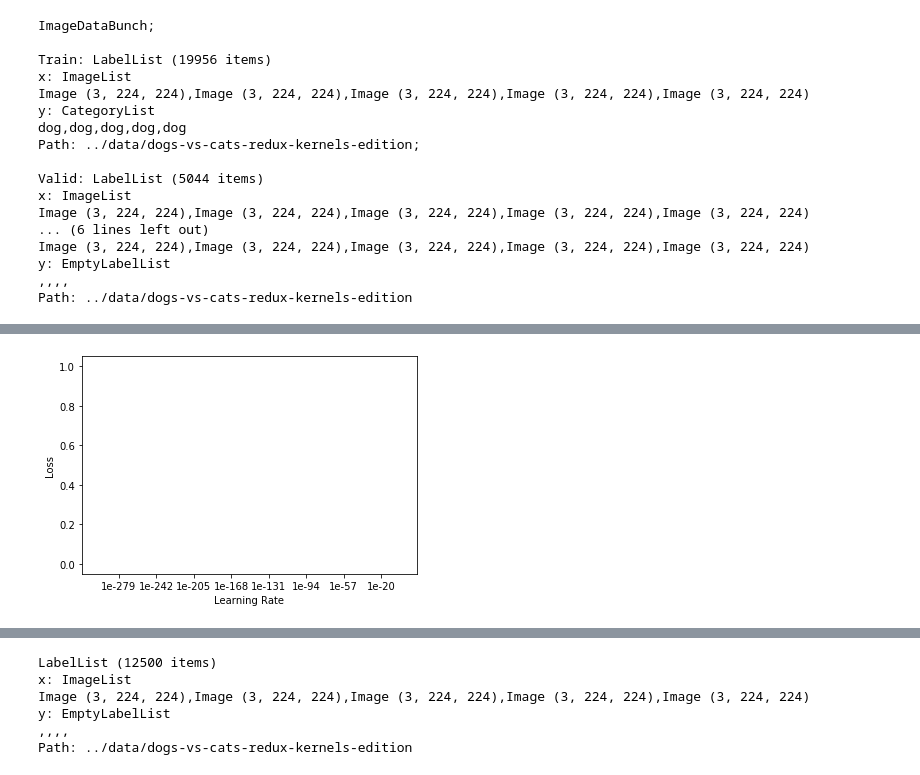
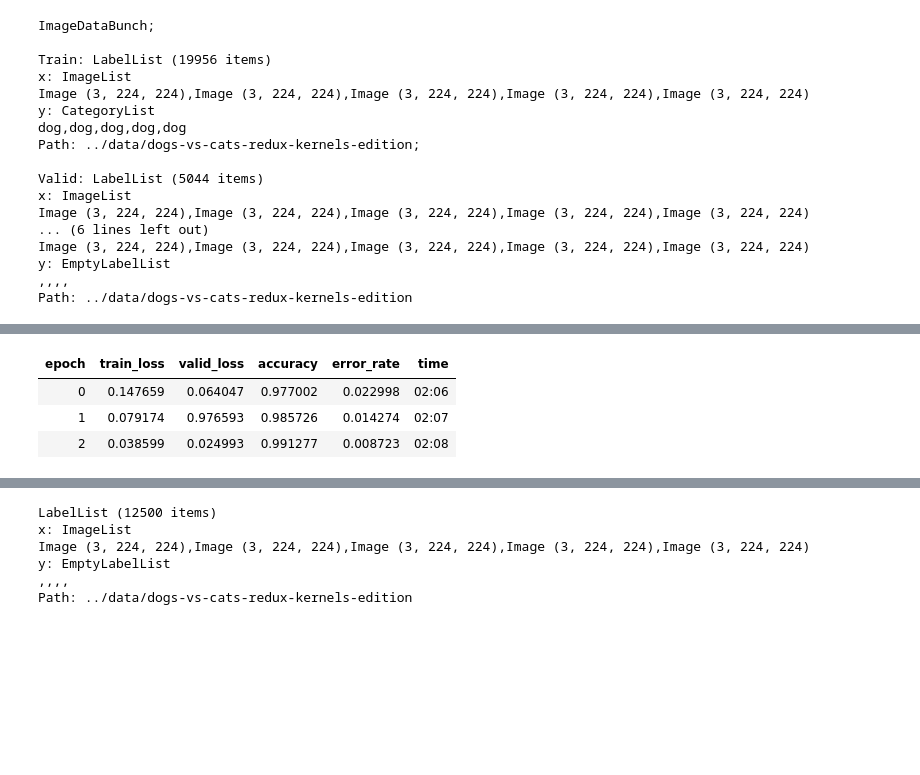
Before and after one commit to kaipak/fastai-notebooks, a Jupyter notebook: notebooks/lesson1-dogs-vs-cats-redux.ipynb, the cells around one changed output, grey strips where cells are left out. Cells and saved outputs as stored; diff of their text form; code cells hidden in the pictures; blank space fills up the shorter version.

```diff
--- a/notebooks/lesson1-dogs-vs-cats-redux.ipynb
+++ b/notebooks/lesson1-dogs-vs-cats-redux.ipynb
@@ -76,4 +86,0 @@ LR Finder is complete, type {learner_name}.recorder.plot() to see the graph.
-# %%
-learn.recorder.plot()
-# %% [output]
-[figure, removed]
@@ -82,2 +87,8 @@ learn.unfreeze()
 # %%
-learn.fit_one_cycle(2, max_lr=slice(3e-3, 1e-2))
+learn.unfreeze()
+learn.fit_one_cycle(3, max_lr=slice(1e-5,1e-2))
+# %% [output]
+| epoch | train_loss | valid_loss | accuracy | error_rate | time |
+| 0 | 0.147659 | 0.064047 | 0.977002 | 0.022998 | 02:06 |
+| 1 | 0.079174 | 0.976593 | 0.985726 | 0.014274 | 02:07 |
+| 2 | 0.038599 | 0.024993 | 0.991277 | 0.008723 | 02:08 |
```
Also changed, not shown: parts of 16 cells of this notebook, 1 other file.
